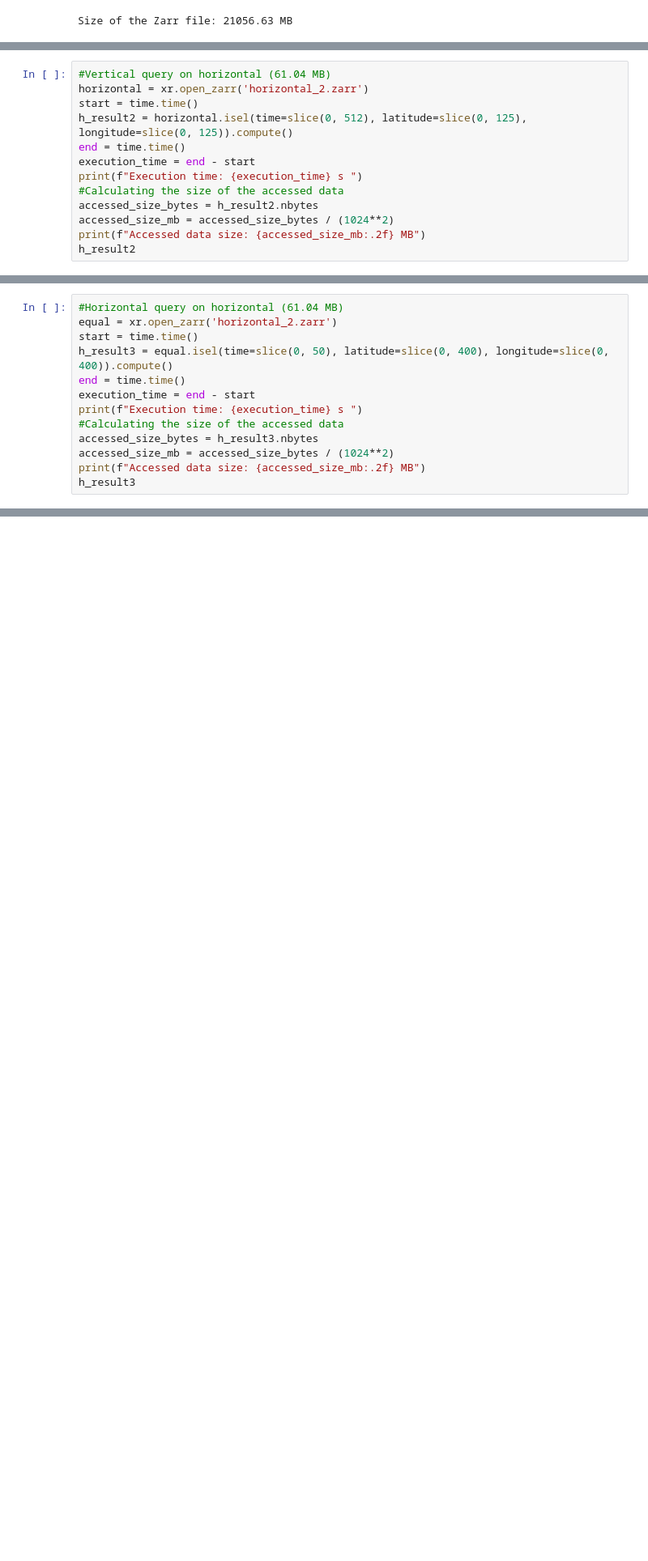
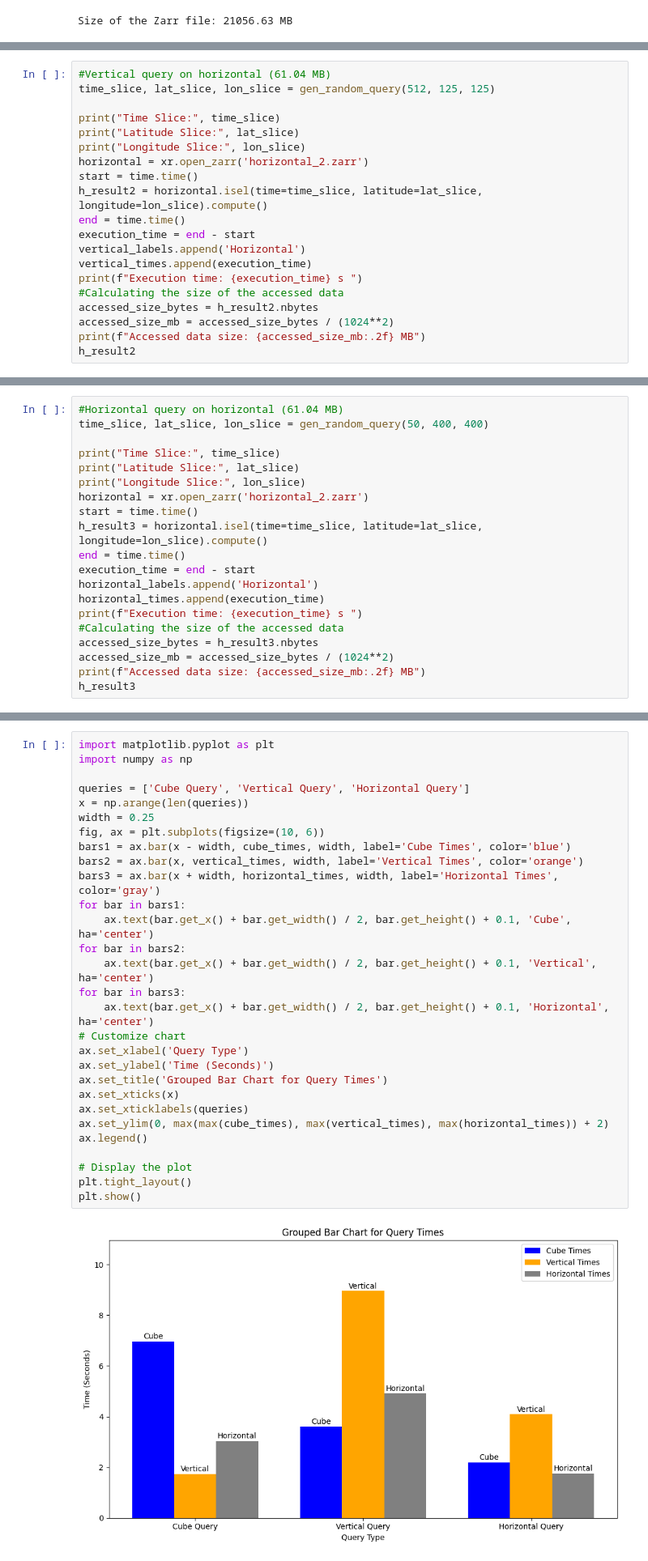
Before and after one commit to iharp3/storage-experiment, a Jupyter notebook: access_data.ipynb, the cells around one changed output, grey strips where cells are left out. Shown at 81% size. Cells and saved outputs as stored; diff of their text form; blank space fills up the shorter version.

Commit message:
alterations to the queries + plotting bar charts (need to fix logical error)

```diff
--- a/access_data.ipynb
+++ b/access_data.ipynb
@@ -702,10 +697,17 @@ Data variables:
 # %%
 #Vertical query on horizontal (61.04 MB)
+time_slice, lat_slice, lon_slice = gen_random_query(512, 125, 125)
+
+print("Time Slice:", time_slice)
+print("Latitude Slice:", lat_slice)
+print("Longitude Slice:", lon_slice)
 horizontal = xr.open_zarr('horizontal_2.zarr')
 start = time.time()
-h_result2 = horizontal.isel(time=slice(0, 512), latitude=slice(0, 125), longitude=slice(0, 125)).compute()
+h_result2 = horizontal.isel(time=time_slice, latitude=lat_slice, longitude=lon_slice).compute()
 end = time.time()
 execution_time = end - start
+vertical_labels.append('Horizontal')
+vertical_times.append(execution_time)
 print(f"Execution time: {execution_time} s ")
 #Calculating the size of the accessed data
 accessed_size_bytes = h_result2.nbytes
@@ -726,10 +731,17 @@ Data variables:
 # %%
 #Horizontal query on horizontal (61.04 MB)
-equal = xr.open_zarr('horizontal_2.zarr')
+time_slice, lat_slice, lon_slice = gen_random_query(50, 400, 400)
+
+print("Time Slice:", time_slice)
+print("Latitude Slice:", lat_slice)
+print("Longitude Slice:", lon_slice)
+horizontal = xr.open_zarr('horizontal_2.zarr')
 start = time.time()
-h_result3 = equal.isel(time=slice(0, 50), latitude=slice(0, 400), longitude=slice(0, 400)).compute()
+h_result3 = horizontal.isel(time=time_slice, latitude=lat_slice, longitude=lon_slice).compute()
 end = time.time()
 execution_time = end - start
+horizontal_labels.append('Horizontal')
+horizontal_times.append(execution_time)
 print(f"Execution time: {execution_time} s ")
 #Calculating the size of the accessed data
 accessed_size_bytes = h_result3.nbytes
@@ -750,3 +767,34 @@ Data variables:
+# %%
+import matplotlib.pyplot as plt
+import numpy as np
+
+queries = ['Cube Query', 'Vertical Query', 'Horizontal Query']
+x = np.arange(len(queries))
+width = 0.25
+fig, ax = plt.subplots(figsize=(10, 6))
+bars1 = ax.bar(x - width, cube_times, width, label='Cube Times', color='blue')
+bars2 = ax.bar(x, vertical_times, width, label='Vertical Times', color='orange')
+bars3 = ax.bar(x + width, horizontal_times, width, label='Horizontal Times', color='gray')
+for bar in bars1:
+    ax.text(bar.get_x() + bar.get_width() / 2, bar.get_height() + 0.1, 'Cube', ha='center')
+for bar in bars2:
+    ax.text(bar.get_x() + bar.get_width() / 2, bar.get_height() + 0.1, 'Vertical', ha='center')
+for bar in bars3:
+    ax.text(bar.get_x() + bar.get_width() / 2, bar.get_height() + 0.1, 'Horizontal', ha='center')
+# Customize chart
+ax.set_xlabel('Query Type')
+ax.set_ylabel('Time (Seconds)')
+ax.set_title('Grouped Bar Chart for Query Times')
+ax.set_xticks(x)
+ax.set_xticklabels(queries)
+ax.set_ylim(0, max(max(cube_times), max(vertical_times), max(horizontal_times)) + 2)
+ax.legend()
+
+# Display the plot
+plt.tight_layout()
+plt.show()
+# %% [output]
+[figure, added]
 # %%
 #Cube query on horizontal (7.63 MB)
 horizontal = xr.open_zarr('horizontal_2.zarr')
```
Also changed, not shown: parts of 16 cells of this notebook, 1 other file.
